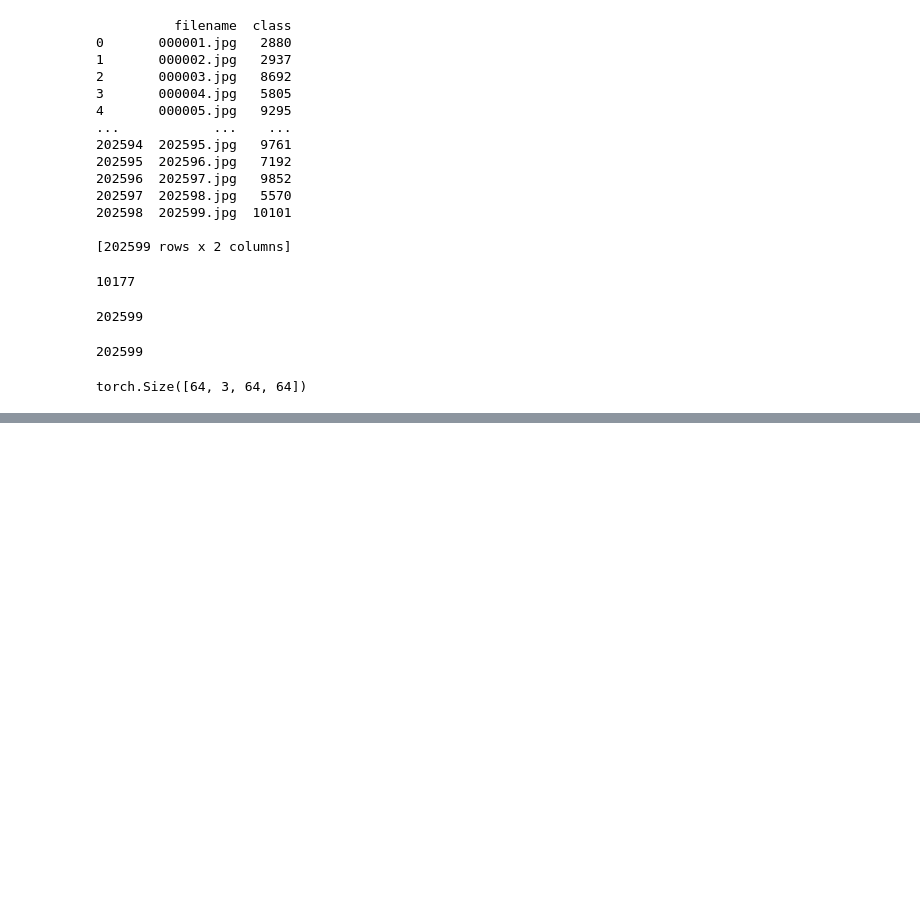
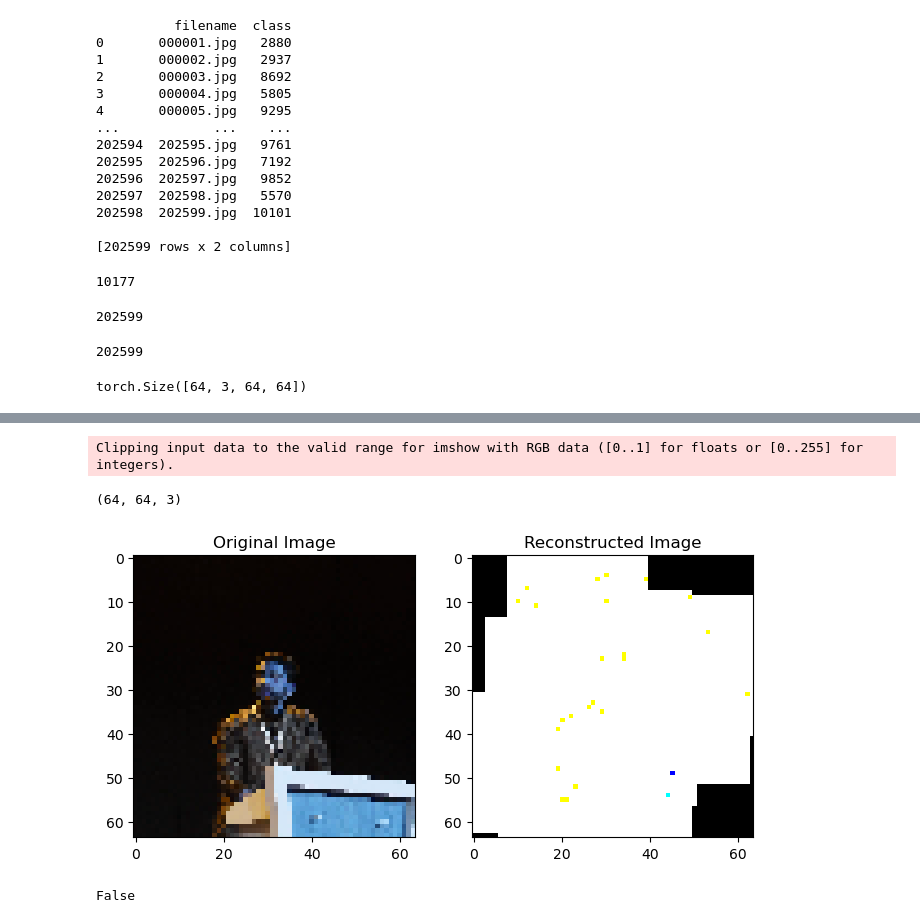
Before and after one commit to avideep/rissole, a Jupyter notebook: celeba_creation.ipynb, the cells around one changed output, grey strips where cells are left out. Saved outputs shown, nothing was run; the diff lists cells and outputs as text; code cells hidden in the pictures; blank space fills up the shorter version.

```diff
--- a/celeba_creation.ipynb
+++ b/celeba_creation.ipynb
@@ -110,0 +181,70 @@ torch.Size([64, 3, 64, 64])
+# %%
+
+original_image = cv2.resize(original_image, (64, 64))
+print(original_image.shape)
+# Generate blocks
+blocks, block_positions = generate_blocks(original_image)
+
+# Rearrange blocks to obtain the original image
+reconstructed_image = rearrange_blocks(blocks, block_positions, original_image.shape)
+
+# Plotting the results
+fig, axes = plt.subplots(1, 2, figsize=(8, 4))
+axes[0].imshow(original_image)
+axes[0].set_title('Original Image')
+
+axes[1].imshow(reconstructed_image)
+axes[1].set_title('Reconstructed Image')
+
+plt.show()
+# %% [output]
+Clipping input data to the valid range for imshow with RGB data ([0..1] for floats or [0..255] for integers).
+(64, 64, 3)
+[figure, added]
+# %%
+import numpy as np
+from PIL import Image
+
+def generate_blocks(img):
+
+    blocks = []
+    used = np.zeros_like(img[:,:,0])
+
+    for i in range(16):
+
+        # Keep picking random crops until whole image covered
+        while True:
+            x = np.random.randint(0, img.shape[0]-32)
+            y = np.random.randint(0, img.shape[1]-32)
+
+            if used[x:x+32,y:y+32].sum() < 1024:
+                break
+
+        block = img[x:x+32, y:y+32]
+        used[x:x+32, y:y+32] = 1
+        blocks.append(block)
+
+    return blocks
+
+def rearrange_blocks(blocks, img):
+
+    canvas = np.zeros_like(img)
+    corners = []
+
+    for block in blocks:
+
+        x = np.random.randint(0, canvas.shape[0]-block.shape[0])
+        y = np.random.randint(0, canvas.shape[1]-block.shape[1])
+        corners.append((x, y))
+
+        canvas[x:x+32, y:y+32] = block
+
+    return canvas, corners
+
+img = np.random.rand(64, 64, 3)
+
+blocks = generate_blocks(img)
+recon, _ = rearrange_blocks(blocks, img)
+print(np.array_equal(img, recon))
+# %% [output]
+False
```
Also changed, not shown: parts of 2 cells of this notebook, 1 other file.
